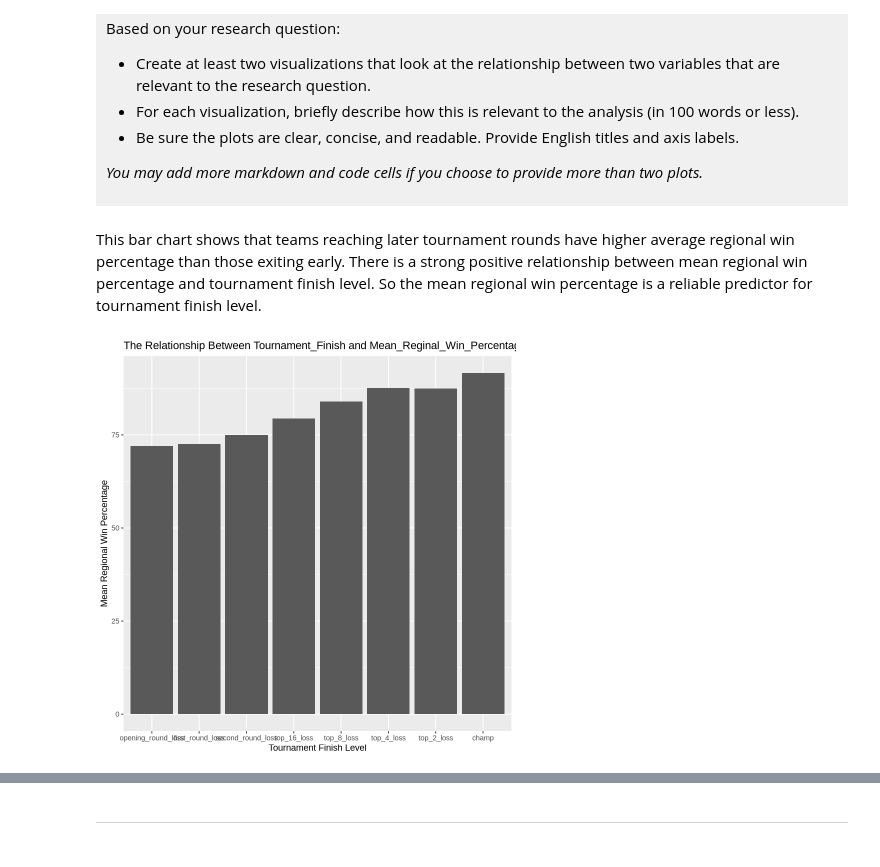
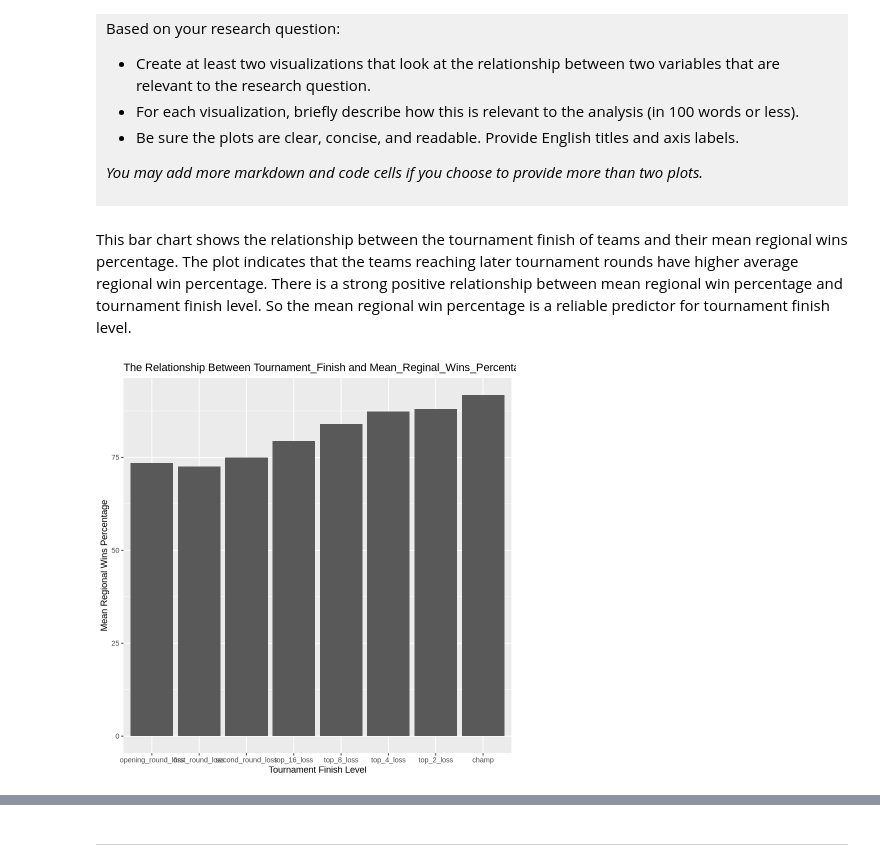
Before and after one commit to Fiona-Cui/dsci-100-project-template-2026-Hangfei-Cui, a Jupyter notebook: dsci-100-project-notebook.ipynb, the cells around one changed output, grey strips where cells are left out. Drawn from its saved outputs; the diff is of its cells as text; code cells hidden in the pictures.

```diff
--- a/dsci-100-project-notebook.ipynb
+++ b/dsci-100-project-notebook.ipynb
@@ -346,10 +361,14 @@ Based on your research question:
 *You may add more markdown and code cells if you choose to provide more than two plots.*
 </div>
 # %% [markdown]
-This bar chart shows that teams reaching later tournament rounds have higher average regional win percentage than those exiting early. There is a strong positive relationship between mean regional win percentage and tournament finish level. So the mean regional win percentage is a reliable predictor for tournament finish level.
+This bar chart shows the relationship between the tournament finish of teams and their mean regional wins percentage. The plot indicates that the teams reaching later tournament rounds have higher average regional win percentage. There is a strong positive relationship between mean regional win percentage and tournament finish level. So the mean regional win percentage is a reliable predictor for tournament finish level.
 # %%
-ggplot(mean_reg_win_pct_table, aes(x = tourney_finish, y = mean_reg_win_pct)) + geom_bar(stat = "identity") +
-labs(x = "Tournament Finish Level", y = "Mean Regional Win Percentage", title = "The Relationship Between Tournament_Finish and Mean_Reginal_Win_Percentage")
+mean_reg_wins_pct_table_2 <- tidy_data|>
+mutate(tourney_finish = factor(tourney_finish, levels = c("opening_round_loss", "first_round_loss", "second_round_loss", "top_16_loss", "top_8_loss", "top_4_loss", "top_2_loss", "champ")))|>
+group_by(tourney_finish)|>
+summarise(mean_reg_wins_pct = mean(reg_wins_pct))
+ggplot(mean_reg_wins_pct_table_2, aes(x = tourney_finish, y = mean_reg_wins_pct)) + geom_bar(stat = "identity") +
+labs(x = "Tournament Finish Level", y = "Mean Regional Wins Percentage", title = "The Relationship Between Tournament_Finish and Mean_Reginal_Wins_Percentage")
 # %% [output]
-[figure, old version]
+[figure, new version]
 # %% [markdown]
```
Also changed, not shown: parts of 17 cells of this notebook.
